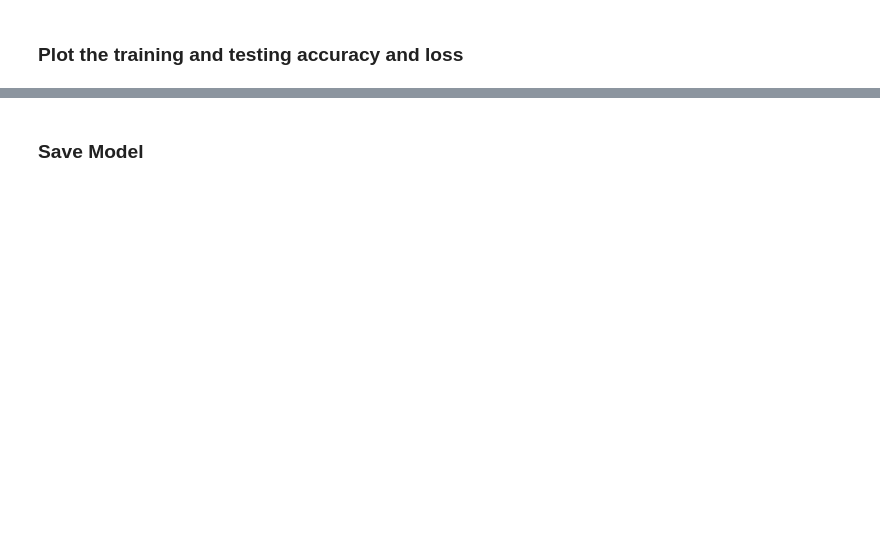
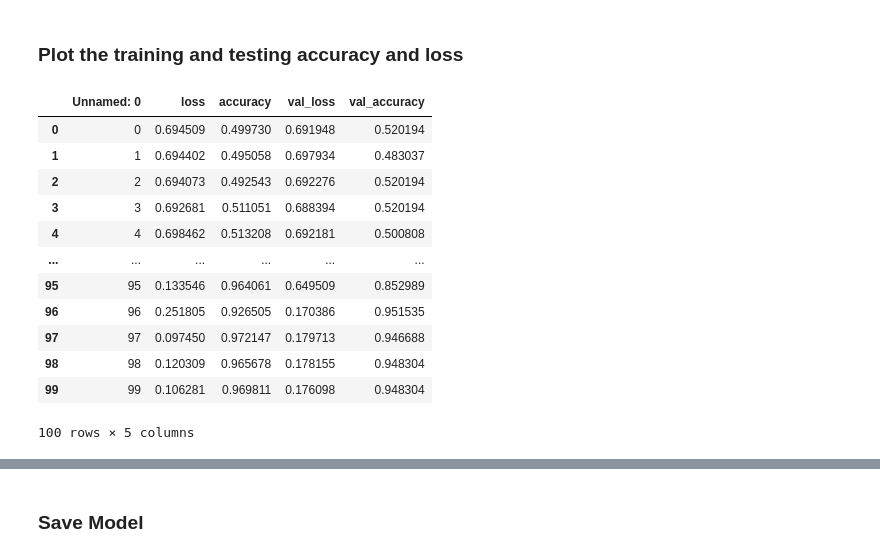
Before and after one commit to harpreetkaur6119/depression_classification, a Jupyter notebook: Deep_learning_1_project_depression.ipynb, the cells around one changed output, grey strips where cells are left out. Saved outputs shown, nothing was run; the diff lists cells and outputs as text; code cells hidden in the pictures; blank space fills up the shorter version.

```diff
--- a/Deep_learning_1_project_depression.ipynb
+++ b/Deep_learning_1_project_depression.ipynb
@@ -240,3 +333,19 @@ Test Accuracy: 0.9528118968009949
 # %% [markdown]
 ### Plot the training and testing accuracy and loss
+# %%
+history
+# %% [output]
+|  | Unnamed: 0 | loss | accuracy | val_loss | val_accuracy |
+| 0 | 0 | 0.694509 | 0.499730 | 0.691948 | 0.520194 |
+| 1 | 1 | 0.694402 | 0.495058 | 0.697934 | 0.483037 |
+| 2 | 2 | 0.694073 | 0.492543 | 0.692276 | 0.520194 |
+| 3 | 3 | 0.692681 | 0.511051 | 0.688394 | 0.520194 |
+| 4 | 4 | 0.698462 | 0.513208 | 0.692181 | 0.500808 |
+| ... | ... | ... | ... | ... | ... |
+| 95 | 95 | 0.133546 | 0.964061 | 0.649509 | 0.852989 |
+| 96 | 96 | 0.251805 | 0.926505 | 0.170386 | 0.951535 |
+| 97 | 97 | 0.097450 | 0.972147 | 0.179713 | 0.946688 |
+| 98 | 98 | 0.120309 | 0.965678 | 0.178155 | 0.948304 |
+| 99 | 99 | 0.106281 | 0.969811 | 0.176098 | 0.948304 |
+100 rows × 5 columns
 # %%
```
Also changed, not shown: parts of 52 cells of this notebook, 5 other files.
